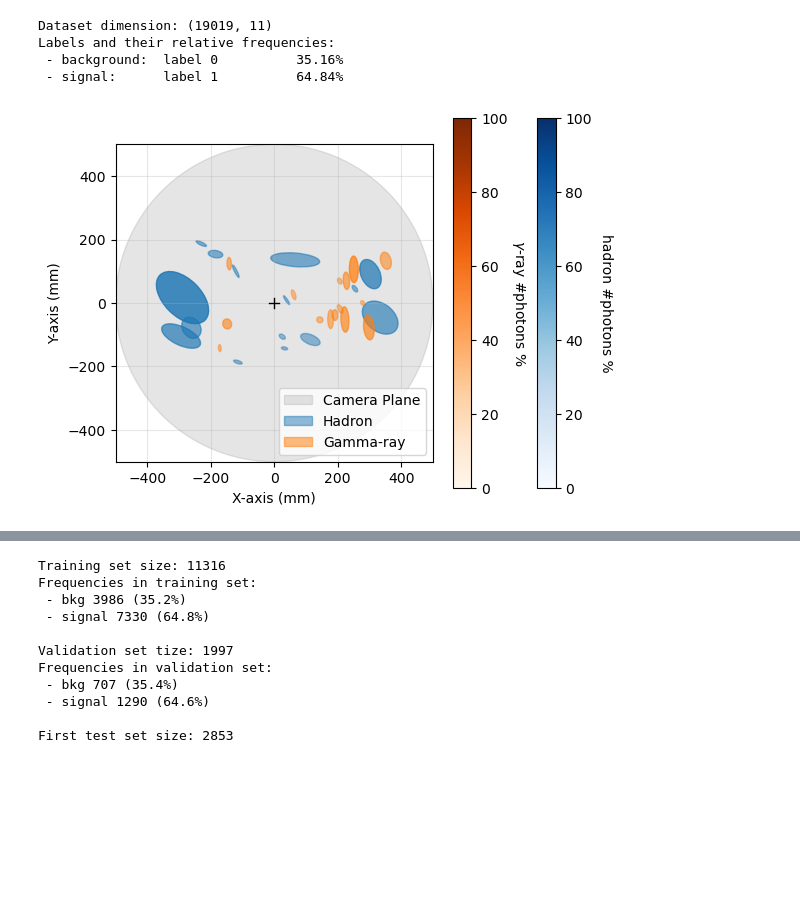
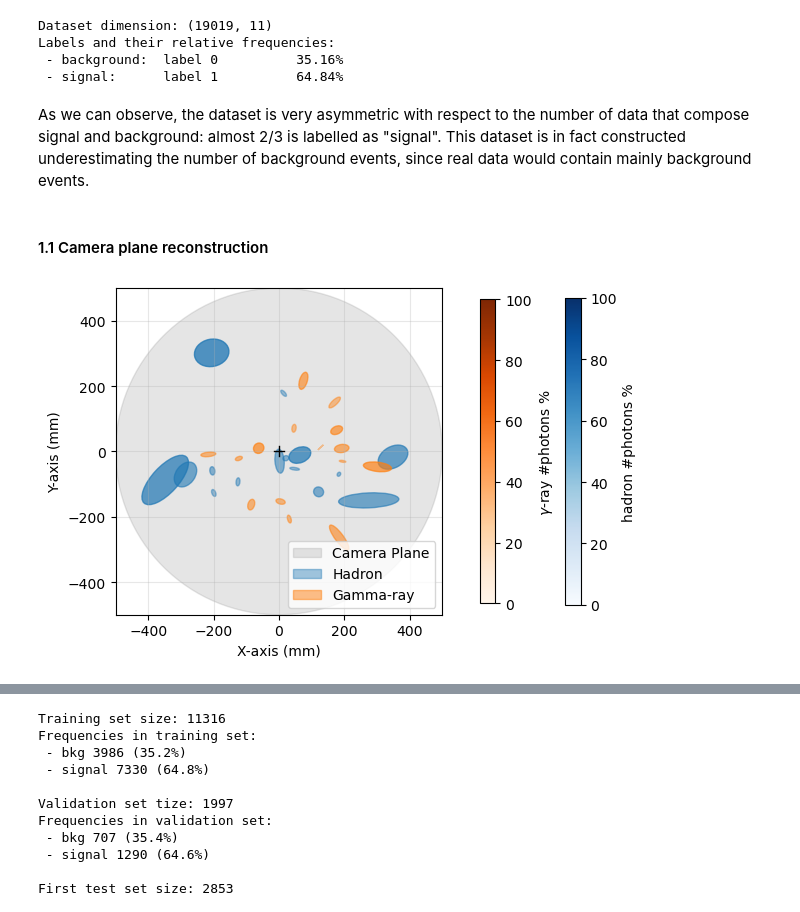
Before and after one commit to Lorycav/LCP_projects_Y6_MAGIC, a Jupyter notebook: Project.ipynb, the cells around one changed output, grey strips where cells are left out. Drawn from its saved outputs; the diff is of its cells as text; code cells hidden in the pictures; blank space fills up the shorter version.

```diff
--- a/Project.ipynb
+++ b/Project.ipynb
@@ -172,6 +154,8 @@ Dataset dimension: (19019, 11)
 Labels and their relative frequencies:
  - background:  label 0          35.16%
  - signal:      label 1          64.84%
+# %% [markdown]
+As we can observe, the dataset is very asymmetric with respect to the number of data that compose signal and background: almost 2/3 is labelled as "signal". This dataset is in fact constructed underestimating the number of background events, since real data would contain mainly background events.
 # %%
 # separating signal and bkg data
 datasig = data_c[data_c['class']==1]
@@ -179,36 +163,40 @@ databkg = data_c[data_c['class']==0]
 
 datasig = datasig.drop(columns='class')
 databkg = databkg.drop(columns='class')
+# %% [markdown]
+#### 1.1 Camera plane reconstruction
 # %%
 # visualize data
 n_ellipses = 15
 
 # ellipse parameters
+random_angle_sig = 2 * np.pi * np.random.uniform(0, 1, size=n_ellipses)
 sig_idx = np.random.randint(0,10000, size=n_ellipses)
 sig_ellipse_params = [
     {
-        'center': (np.random.choice([-1,1])*datasig['fDist'][idx],np.random.randint(-datasig['fDist'].mean(), datasig['fDist'].mean())),
+        'center': (datasig['fDist'][idx] * np.cos(random_angle_sig[i]), datasig['fDist'][idx] * np.sin(random_angle_sig[i])),
         'width': datasig['fWidth'][idx],
         'height': datasig['fLength'][idx],
         'angle': datasig['fAlpha'][idx],
         'alpha': datasig['fSize'][idx]/data_c['fSize'].max()
         }
-    for idx in sig_idx
+    for i, idx in enumerate(sig_idx)
     ]
 
+random_angle_bkg = 2 * np.pi * np.random.uniform(0, 1, size=n_ellipses)
 bkg_idx = np.random.randint(13000,19000, size=n_ellipses)
 bkg_ellipse_params = [
     {
-        'center': (np.random.choice([-1,1])*databkg['fDist'][idx],np.random.randint(-databkg['fDist'].mean(), databkg['fDist'].mean())),
+        'center': (databkg['fDist'][idx] * np.cos(random_angle_bkg[i]), databkg['fDist'][idx] * np.sin(random_angle_bkg[i])),
         'width': databkg['fWidth'][idx],
         'height': databkg['fLength'][idx],
         'angle': databkg['fAlpha'][idx],
         'alpha': databkg['fSize'][idx]/data_c['fSize'].max()
         }
-    for idx in bkg_idx
+    for i, idx in enumerate(bkg_idx)
     ]
 
-fig, ax = plt.subplots()
+fig, ax = plt.subplots(figsize=(6,8))
 
 ax.grid(alpha=0.3)
 
@@ -221,46 +209,61 @@ bkg_ellipses = []
 sig_ellipses = []
 
 for params in bkg_ellipse_params:
-    ellipse = patches.Ellipse(xy=params['center'], width=params['width'], height=params['height'], angle=params['angle'], fill=True, alpha=params['alpha'], color='C0')
+    ellipse = patches.Ellipse(
+        xy=params['center'],
+        width=params['width'],
+        height=params['height'],
+        angle=(params['angle'] - 90 + 180*np.arctan(params['center'][1] / params['center'][0])/np.pi),
+        fill=True,
+        alpha=params['alpha'],
+        color='C0'
+        )
     ax.add_patch(ellipse)
     bkg_ellipses.append(ellipse)
 
 for params in sig_ellipse_params:
-    ellipse = patches.Ellipse(xy=params['center'], width=params['width'], height=params['height'], angle=params['angle'], fill=True, alpha=params['alpha'], color='C1')
+    ellipse = patches.Ellipse(
+        xy=params['center'],
+        width=params['width'],
+        height=params['height'],
+        angle=(params['angle'] - 90 + 180*np.arctan(params['center'][1] / params['center'][0])/np.pi),
+        alpha=params['alpha'],
+        color='C1'
+        )
     ax.add_patch(ellipse)
     sig_ellipses.append(ellipse)
 
 ax.set_xlim(-radius, radius)
 ax.set_ylim(-radius, radius)
 ax.set_aspect('equal')
 
 legend_labels = ['Camera Plane', 'Hadron', 'Gamma-ray']
 legend_handles = [camera_circle, bkg_ellipses[0], sig_ellipses[0]]
 ax.legend(legend_handles, legend_labels, loc='lower right')
 
 center_cross_size = 15
 ax.plot([0, 0], [-center_cross_size, center_cross_size], color='black', linewidth=1)
 ax.plot([-center_cross_size, center_cross_size], [0, 0], color='black', linewidth=1)
 
 # color scale indicating alpha for background ellipses
 bkg_alphas = [params['alpha'] for params in bkg_ellipse_params]
 bkg_norm = Normalize(vmin=0, vmax=100)
 bkg_scalar_map = ScalarMappable(norm=bkg_norm, cmap='Blues')
 bkg_scalar_map.set_array(bkg_alphas)
-bkg_colorbar = plt.colorbar(bkg_scalar_map, ax=ax)
-bkg_colorbar.set_label('hadron #photons %', rotation=270, labelpad=15)
+bkg_colorbar = plt.colorbar(bkg_scalar_map, ax=ax, fraction=0.033, pad = 0.15)
+bkg_colorbar.set_label('hadron #photons %')
 
 # color scale indicating alpha for signal ellipses
 sig_alphas = [params['alpha'] for params in sig_ellipse_params]
 sig_norm = Normalize(vmin=0, vmax=100)
 sig_scalar_map = ScalarMappable(norm=sig_norm, cmap='Oranges')
 sig_scalar_map.set_array(sig_alphas)
-sig_colorbar = plt.colorbar(sig_scalar_map, ax=ax)
-sig_colorbar.set_label('$\gamma$-ray #photons %', rotation=270, labelpad=15)
+sig_colorbar = plt.colorbar(sig_scalar_map, ax=ax, fraction=0.04, pad = 0.1)
+sig_colorbar.set_label('$\gamma$-ray #photons %')
 
 ax.set_xlabel('X-axis (mm)')
 ax.set_ylabel('Y-axis (mm)')
 
 plt.show()
 # %% [output]
-[figure, old version]
+[figure, new version]
```
Also changed, not shown: parts of 115 cells of this notebook, 1 other file.
